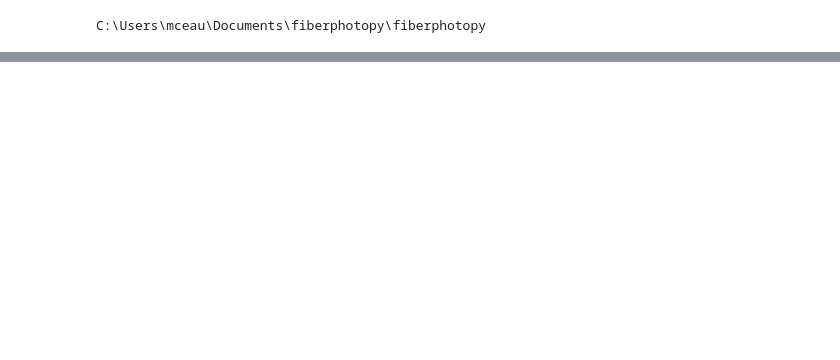
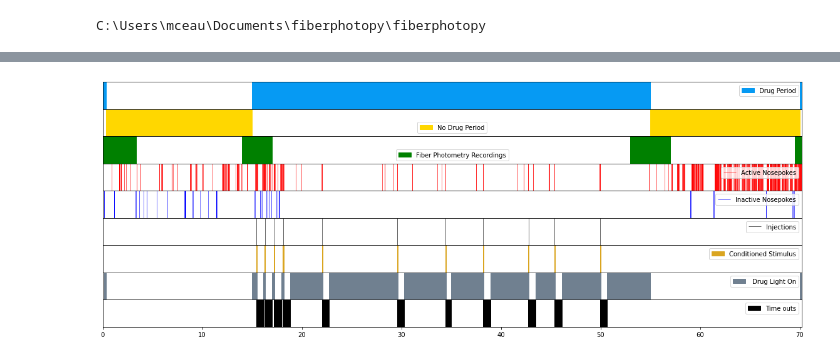
Before and after one commit to matias-ceau/pyfiber, a Jupyter notebook: dev/SYMPOSIUM.ipynb, the cells around one changed output, grey strips where cells are left out. Cells and saved outputs as stored; diff of their text form; code cells hidden in the pictures; blank space fills up the shorter version.

```diff
--- a/dev/SYMPOSIUM.ipynb
+++ b/dev/SYMPOSIUM.ipynb
@@ -37 +42,5 @@ Extraction finished, 118 files in 135.81124019622803 seconds
+# %%
+s.rat_sessions['AL21R_rat_12_NDPre20_j31'].behavior.summary()
+# %% [output]
+[figure, added]
 # %%
```
Also changed, not shown: parts of 12 cells of this notebook, 11 other files.
